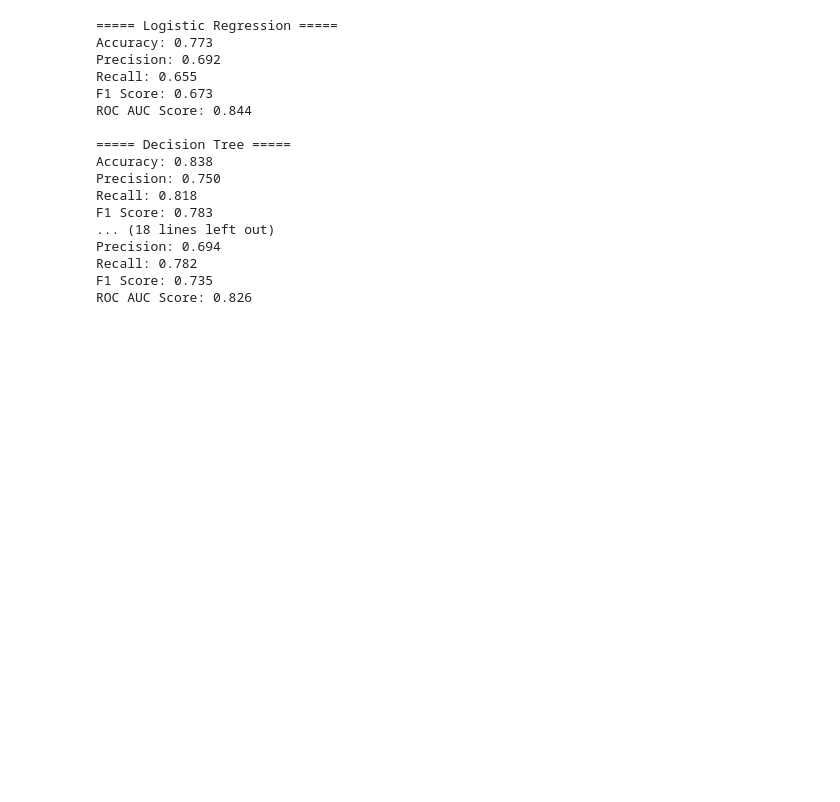
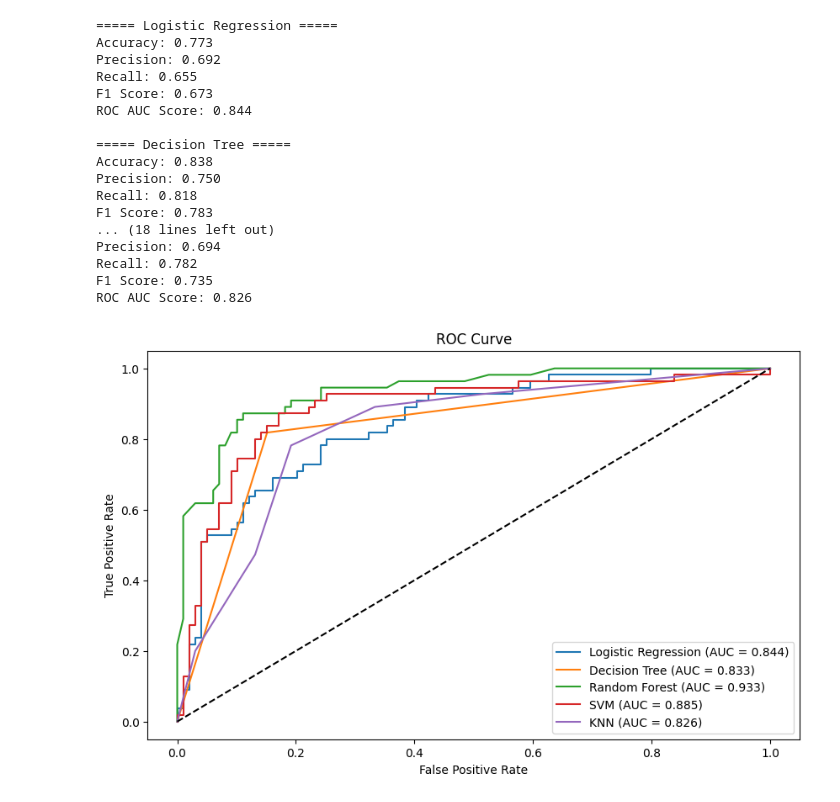
Before and after one commit to faysal-codes/diabetes-prediction-model, a Jupyter notebook: Diabetes_Prediction_Model.ipynb, the cells around one changed output. Saved outputs shown, nothing was run; the diff lists cells and outputs as text; code cells hidden in the pictures; blank space fills up the shorter version.

```diff
--- a/Diabetes_Prediction_Model.ipynb
+++ b/Diabetes_Prediction_Model.ipynb
@@ -129,3 +130,17 @@ Precision: 0.694
 Recall: 0.782
 F1 Score: 0.735
 ROC AUC Score: 0.826
+# %%
+plot.figure(figsize = (10, 6))
+for name, result in results.items():
+    fpr, tpr, thresholds = roc_curve(y_test, result['y_proba'])
+    plot.plot(fpr, tpr, label = f'{name} (AUC = {roc_auc_score(y_test, result['y_proba']):.3f})')
+
+plot.plot([0, 1], [0, 1], 'k--')
+plot.xlabel('False Positive Rate')
+plot.ylabel('True Positive Rate')
+plot.title('ROC Curve')
+plot.legend()
+plot.show()
+# %% [output]
+[figure, added]
```
Also changed, not shown: parts of 1 cell of this notebook.
